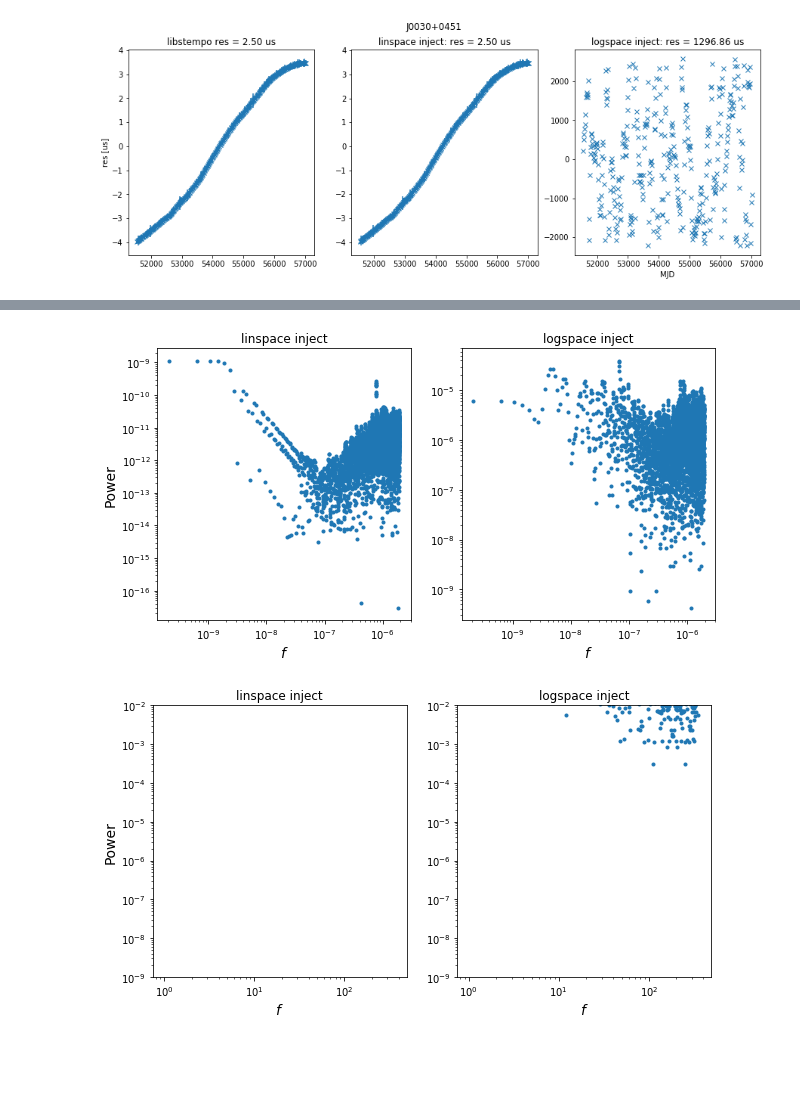
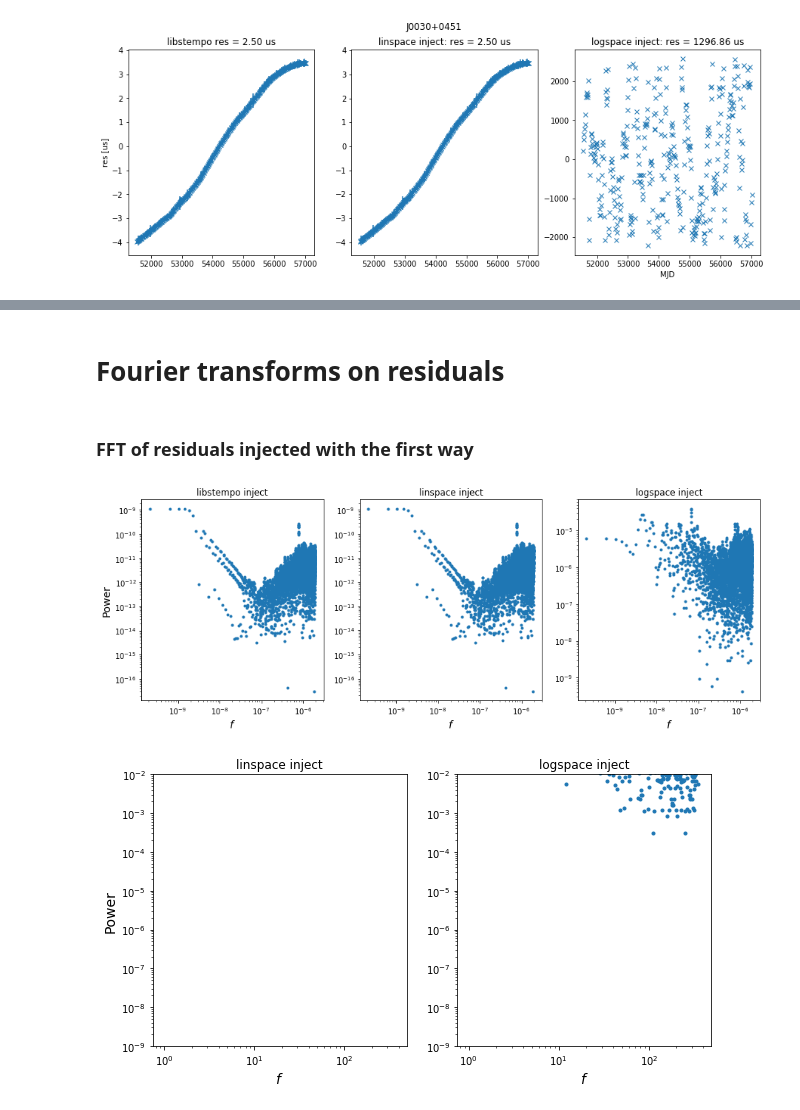
Before and after one commit to LBJ-Wade/NANOGrav, a Jupyter notebook: BackgroundInjections/toasim_testing/comparisons_v2.ipynb, the cells around one changed output, grey strips where cells are left out. Saved outputs shown, nothing was run; the diff lists cells and outputs as text; code cells hidden in the pictures; blank space fills up the shorter version.

```diff
--- a/BackgroundInjections/toasim_testing/comparisons_v2.ipynb
+++ b/BackgroundInjections/toasim_testing/comparisons_v2.ipynb
@@ -246,6 +260,7 @@ test_pta_1 = []
 test_pta_2 = []
 test_pta_3 = []
 test_pta_4 = []
+test_pta_5 = []
 
 for ii in range(npsrs):
     test_pta_1.append( T2.tempopulsar(parfile = parfiles[ii], timfile = timfiles[ii],
@@ -256,6 +271,8 @@ for ii in range(npsrs):
                                  maxobs=30000, ephem='DE436'))
     test_pta_4.append( T2.tempopulsar(parfile = parfiles[ii], timfile = timfiles[ii],
                                  maxobs=30000, ephem='DE436'))
+    test_pta_5.append( T2.tempopulsar(parfile = parfiles[ii], timfile = timfiles[ii],
+                                 maxobs=30000, ephem='DE436'))
 
     print('\r{0} of {1}'.format(ii+1,npsrs),flush=True,end='')
 # %% [output]
@@ -393,3 +664,5 @@ plt.show()
+# %% [markdown]
+# Fourier transforms on residuals
 # %%
 psridx = 0
 # %%
@@ -398,31 +671,43 @@ fft_test_pta_3 = np.fft.fft(test_pta_3[psridx].residuals().astype(float))
 # %%
 #Lomb Scargle FFT
 #Toas in seconds
+toas_test_pta_1 = test_pta_1[psridx].toas().astype(float)*u.d.to('s')
+res_test_pta_1 = test_pta_1[psridx].residuals().astype(float)
+
 toas_test_pta_2 = test_pta_2[psridx].toas().astype(float)*u.d.to('s')
 res_test_pta_2 = test_pta_2[psridx].residuals().astype(float)
 
 toas_test_pta_3 = test_pta_3[psridx].toas().astype(float)*u.d.to('s')
 res_test_pta_3 = test_pta_3[psridx].residuals().astype(float)
 
+ls_f_test_pta_1, ls_P_test_pta_1 = LombScargle(toas_test_pta_1,\
+                                               res_test_pta_1,\
+                                               normalization='psd').autopower()
 ls_f_test_pta_2, ls_P_test_pta_2 = LombScargle(toas_test_pta_2,\
                                                res_test_pta_2,\
                                                normalization='psd').autopower()
 ls_f_test_pta_3, ls_P_test_pta_3 = LombScargle(toas_test_pta_3,\
                                                res_test_pta_3,\
                                                normalization='psd').autopower()
+# %% [markdown]
+### FFT of residuals injected with the first way
 # %%
-fig4,(ax1,ax2) = plt.subplots(1,2,figsize=(10,5))
-ax1.loglog(ls_f_test_pta_2, ls_P_test_pta_2,'.')
-ax1.set_title('linspace inject')
+fig,(ax1,ax2,ax3) = plt.subplots(1,3,figsize=(15,5))
+ax1.loglog(ls_f_test_pta_1, ls_P_test_pta_1,'.')
+ax1.set_title('libstempo inject')
 ax1.set_ylabel('Power',fontsize=14)
 ax1.set_xlabel(r'$f$',fontsize=14)
 
-ax2.loglog(ls_f_test_pta_3, ls_P_test_pta_3,'.')
-ax2.set_title('logspace inject')
+ax2.loglog(ls_f_test_pta_2, ls_P_test_pta_2,'.')
+ax2.set_title('linspace inject')
 ax2.set_xlabel(r'$f$',fontsize=14)
+
+ax3.loglog(ls_f_test_pta_3, ls_P_test_pta_3,'.')
+ax3.set_title('logspace inject')
+ax3.set_xlabel(r'$f$',fontsize=14)
 plt.show()
 # %% [output]
-[figure, old version]
+[figure, new version]
 # %%
 fig5,(ax1,ax2) = plt.subplots(1,2,figsize=(10,5))
 ax1.loglog(fft_test_pta_2,'x')
```
Also changed, not shown: parts of 57 cells of this notebook, 1 other file.
